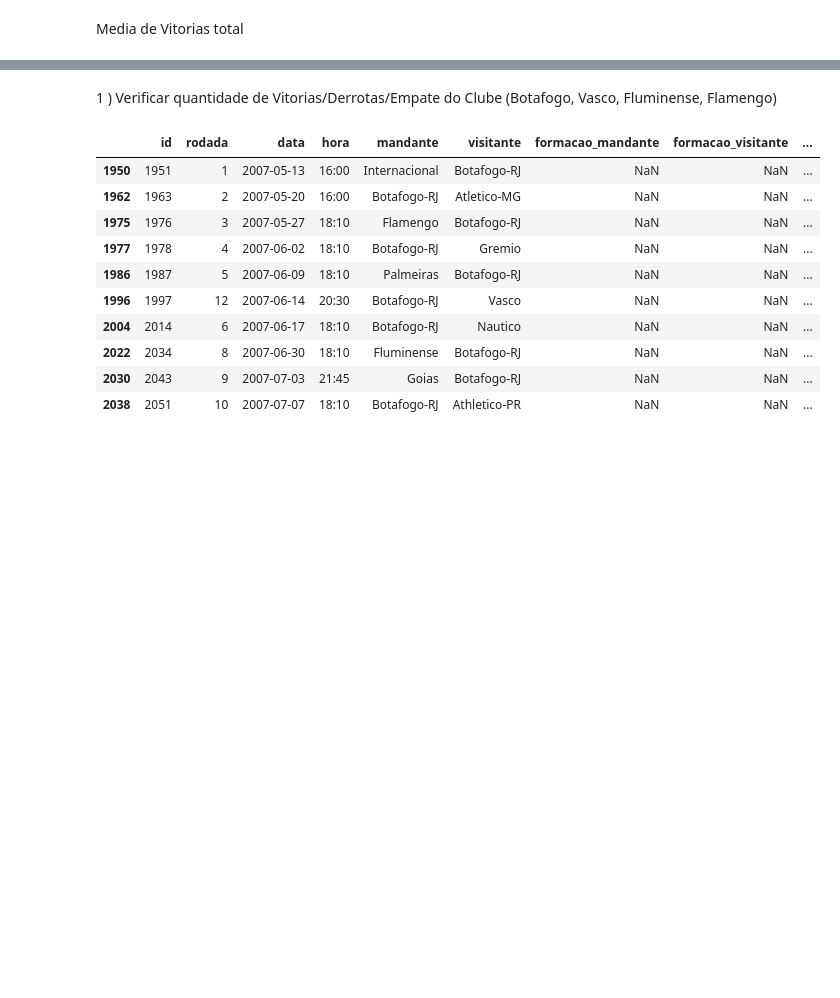
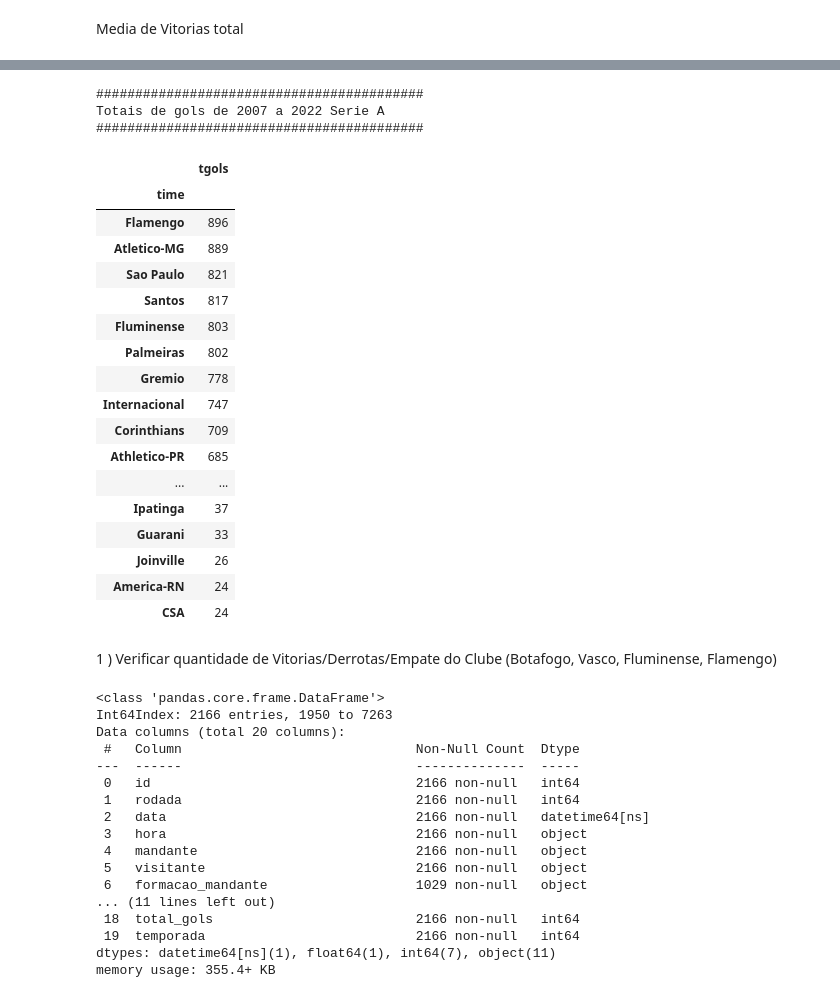
Before and after one commit to vbddinho/puc_minas_machine, a Jupyter notebook: upload_data.ipynb, the cells around one changed output, grey strips where cells are left out. Saved outputs shown, nothing was run; the diff lists cells and outputs as text; code cells hidden in the pictures; blank space fills up the shorter version.

```diff
--- a/upload_data.ipynb
+++ b/upload_data.ipynb
@@ -221,3 +245,34 @@ ateste[ (ateste["time"]=="Fluminense")]
+# %%
+print("##########################################")
+print("Totais de gols de 2007 a 2022 Serie A")
+print("##########################################")
+
+
+t_gols = union_man_vis[["time","tgols"]].groupby(by=["time"]).sum().sort_values(by='tgols', ascending=False).groupby(level=[0]).cumsum()
+
+t_gols
+# %% [output]
+##########################################
+Totais de gols de 2007 a 2022 Serie A
+##########################################
+|  | tgols |
+| time |  |
+| Flamengo | 896 |
+| Atletico-MG | 889 |
+| Sao Paulo | 821 |
+| Santos | 817 |
+| Fluminense | 803 |
+| Palmeiras | 802 |
+| Gremio | 778 |
+| Internacional | 747 |
+| Corinthians | 709 |
+| Athletico-PR | 685 |
+| ... | ... |
+| Ipatinga | 37 |
+| Guarani | 33 |
+| Joinville | 26 |
+| America-RN | 24 |
+| CSA | 24 |
 # %% [markdown]
 1 ) Verificar quantidade de Vitorias/Derrotas/Empate do Clube (Botafogo, Vasco, Fluminense, Flamengo)
 # %%
@@ -227,20 +282,29 @@ selecao_vas = (df_2007_2022['mandante'] == 'Vasco' ) |  (df_2007_2022['visitante
 selecao_flu = (df_2007_2022['mandante'] == 'Fluminense' ) |  (df_2007_2022['visitante'] == 'Fluminense' )
 selecao_fla = (df_2007_2022['mandante'] == 'Flamengo' ) |  (df_2007_2022['visitante'] == 'Flamengo' )
 
-df_BRF = df_2007_2022[selecao_brf]
+df_brf = df_2007_2022[selecao_brf]
+df_flu = df_2007_2022[selecao_flu]
+df_fla = df_2007_2022[selecao_fla]
+df_vas = df_2007_2022[selecao_vas]
 
+selecao_cariocas = pd.concat([df_brf,df_flu,df_fla,df_vas])
 
-
-df_BRF.head(10)
+selecao_cariocas.info()
 # %% [output]
-|  | id | rodada | data | hora | mandante | visitante | formacao_mandante | formacao_visitante | ... |
-| 1950 | 1951 | 1 | 2007-05-13 | 16:00 | Internacional | Botafogo-RJ | NaN | NaN | ... |
-| 1962 | 1963 | 2 | 2007-05-20 | 16:00 | Botafogo-RJ | Atletico-MG | NaN | NaN | ... |
-| 1975 | 1976 | 3 | 2007-05-27 | 18:10 | Flamengo | Botafogo-RJ | NaN | NaN | ... |
-| 1977 | 1978 | 4 | 2007-06-02 | 18:10 | Botafogo-RJ | Gremio | NaN | NaN | ... |
-| 1986 | 1987 | 5 | 2007-06-09 | 18:10 | Palmeiras | Botafogo-RJ | NaN | NaN | ... |
-| 1996 | 1997 | 12 | 2007-06-14 | 20:30 | Botafogo-RJ | Vasco | NaN | NaN | ... |
-| 2004 | 2014 | 6 | 2007-06-17 | 18:10 | Botafogo-RJ | Nautico | NaN | NaN | ... |
-| 2022 | 2034 | 8 | 2007-06-30 | 18:10 | Fluminense | Botafogo-RJ | NaN | NaN | ... |
-| 2030 | 2043 | 9 | 2007-07-03 | 21:45 | Goias | Botafogo-RJ | NaN | NaN | ... |
-| 2038 | 2051 | 10 | 2007-07-07 | 18:10 | Botafogo-RJ | Athletico-PR | NaN | NaN | ... |
+<class 'pandas.core.frame.DataFrame'>
+Int64Index: 2166 entries, 1950 to 7263
+Data columns (total 20 columns):
+ #   Column                              Non-Null Count  Dtype
+---  ------                              --------------  -----
+ 0   id                                  2166 non-null   int64
+ 1   rodada                              2166 non-null   int64
+ 2   data                                2166 non-null   datetime64[ns]
+ 3   hora                                2166 non-null   object
+ 4   mandante                            2166 non-null   object
+ 5   visitante                           2166 non-null   object
+ 6   formacao_mandante                   1029 non-null   object
+... (11 lines left out)
+ 18  total_gols                          2166 non-null   int64
+ 19  temporada                           2166 non-null   int64
+dtypes: datetime64[ns](1), float64(1), int64(7), object(11)
+memory usage: 355.4+ KB
```
Also changed, not shown: parts of 14 cells of this notebook.
